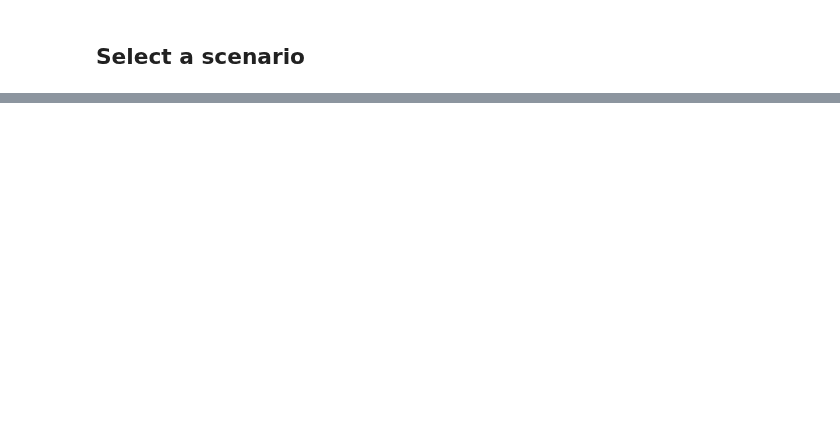
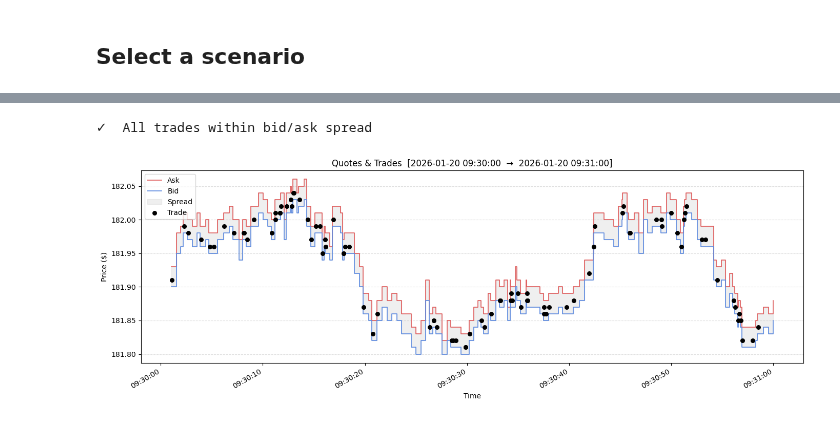
Before and after one commit to DataIntellectTech/kdbx-modules, a Jupyter notebook: di/simtick/notebooks/simtickDemo.ipynb, the cells around one changed output, grey strips where cells are left out. Cells and saved outputs as stored; diff of their text form; code cells hidden in the pictures; blank space fills up the shorter version.

```diff
--- a/di/simtick/notebooks/simtickDemo.ipynb
+++ b/di/simtick/notebooks/simtickDemo.ipynb
@@ -72,0 +72,13 @@ plt.show()
+# %%
+# Run with quote generation enabled
+scenario = 'default'  # Change to: 'volatile', 'jumpy'
+
+kx.q(f'cfg:cfgs`{scenario}')
+kx.q('cfg[`generatequotes]:1b')
+result = kx.q('simtick.run[cfg]')
+
+trades = result['trade'].pd()
+quotes = result['quote'].pd()
+
+print(f'Trades: {len(trades):,}   Quotes: {len(quotes):,}')
+trades.head(3)
@@ -72,0 +91,67 @@ plt.show()
+# %%
+# ── Time window ──────────────────────────────────────────────────────────────
+# Set these to any two timestamps within the session (09:30 – 16:00)
+# Format: 'YYYY-MM-DD HH:MM:SS'
+ts1 = '2026-01-20 09:30:00'
+ts2 = '2026-01-20 09:31:00'
+
+# ── Filter ───────────────────────────────────────────────────────────────────
+t_mask = (trades['time'] >= ts1) & (trades['time'] <= ts2)
+q_mask = (quotes['time'] >= ts1) & (quotes['time'] <= ts2)
+
+t = trades[t_mask].copy()
+q = quotes[q_mask].copy()
+
+if t.empty and q.empty:
+    print('No data in selected window — widen ts1 / ts2')
+else:
+    fig, ax = plt.subplots(figsize=(14, 5))
+
+    # Bid / Ask as step lines (quotes update between trades)
+    if not q.empty:
+        ax.step(q['time'], q['ask'], where='post',
+                color='#e05c5c', linewidth=1.2, label='Ask', zorder=2)
+        ax.step(q['time'], q['bid'], where='post',
+                color='#5c8ae0', linewidth=1.2, label='Bid', zorder=2)
+        ax.fill_between(q['time'], q['bid'], q['ask'],
+                         step='post', alpha=0.12, color='grey', label='Spread')
+
+    # Trade prices as scatter
+    if not t.empty:
+        sc = ax.scatter(t['time'], t['price'],
+                         c='black', s=30, zorder=3, label='Trade')
+
+    ax.xaxis.set_major_formatter(mdates.DateFormatter('%H:%M:%S'))
+    ax.xaxis.set_major_locator(mdates.AutoDateLocator())
+    plt.xticks(rotation=30, ha='right')
+
+    ax.set_title(f'Quotes & Trades  [{ts1}  →  {ts2}]', fontsize=12)
+    ax.set_xlabel('Time')
+    ax.set_ylabel('Price ($)')
+    ax.legend(loc='upper left')
+    ax.grid(axis='y', linestyle='--', alpha=0.4)
+
+    # Annotation: flag any trade that printed outside bid/ask
+    if not t.empty and not q.empty:
+        # For each trade, find the prevailing bid/ask at that moment
+        q_sorted = q.sort_values('time')
+        t_sorted = t.sort_values('time')
+        merged = pd.merge_asof(t_sorted, q_sorted[['time','bid','ask']],
+                                on='time', direction='backward')
+        outside = merged[(merged['price'] < merged['bid']) |
+                          (merged['price'] > merged['ask'])]
+        if not outside.empty:
+            ax.scatter(outside['time'], outside['price'],
+                        s=100, facecolors='none', edgecolors='red',
+                        linewidths=1.5, zorder=4, label=f'Outside spread ({len(outside)})')
+            ax.legend(loc='upper left')
+            print(f'⚠  {len(outside)} trade(s) printed outside the prevailing spread')
+        else:
+            print('✓  All trades within bid/ask spread')
+
+    plt.tight_layout()
+    plt.show()
+    print(f'Trades in window: {len(t)}   Quotes in window: {len(q)}')
+# %% [output]
+✓  All trades within bid/ask spread
+[figure, added]
```
Also changed, not shown: parts of 6 cells of this notebook, 4 other files.
